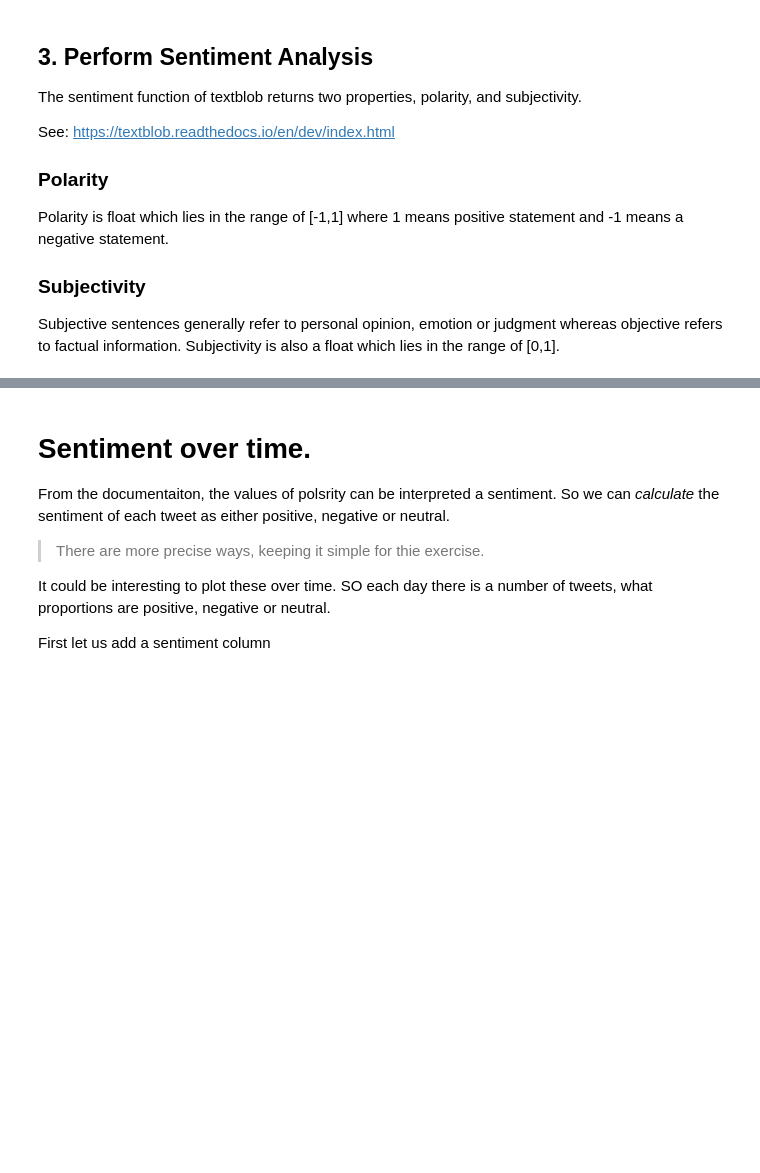
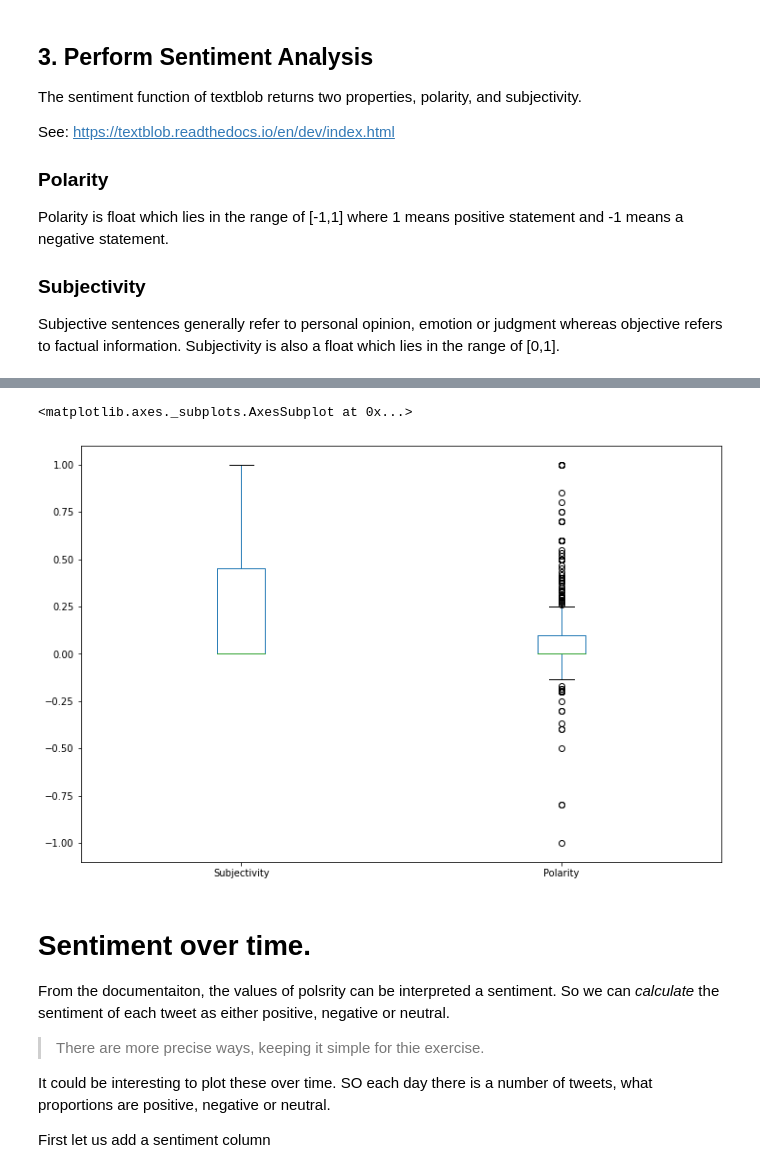
Before and after one commit to Chaka246055/busuness-programming, a Jupyter notebook: visualise_twitter.ipynb, the cells around one changed output, grey strips where cells are left out. Drawn from its saved outputs; the diff is of its cells as text; code cells hidden in the pictures; blank space fills up the shorter version.

```diff
--- a/visualise_twitter.ipynb
+++ b/visualise_twitter.ipynb
@@ -28,4 +28,4 @@ help(tweets_to_df)
 # %%
 # Run get_tweets() method.  Your choice of keyword
 search_term = input('Please input a search term: ')
-tweets_df =
+tweets_df = tweets_to_df(search_term)
@@ -59,5 +99,9 @@ tweets_df.head()
 # %%
 # Do a box plot of columns Subjectivity and Polarity
+tweets_df.boxplot(column=['Subjectivity', 'Polarity'], grid=False, figsize=(12,8))
+# %% [output]
+<matplotlib.axes._subplots.AxesSubplot at 0x...>
+[figure, added]
 # %% [markdown]
 # Sentiment over time.
 
```
Also changed, not shown: parts of 11 cells of this notebook.
